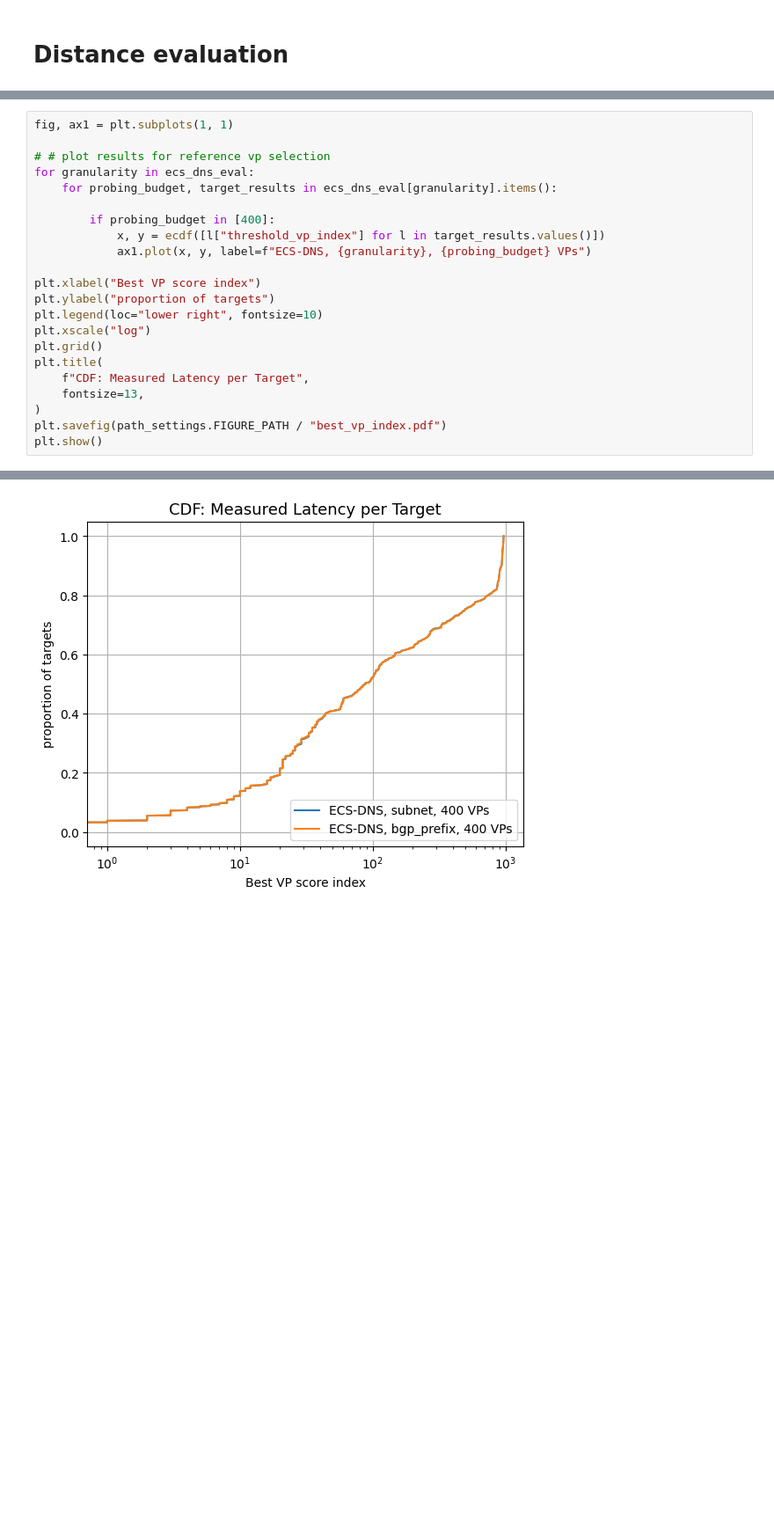
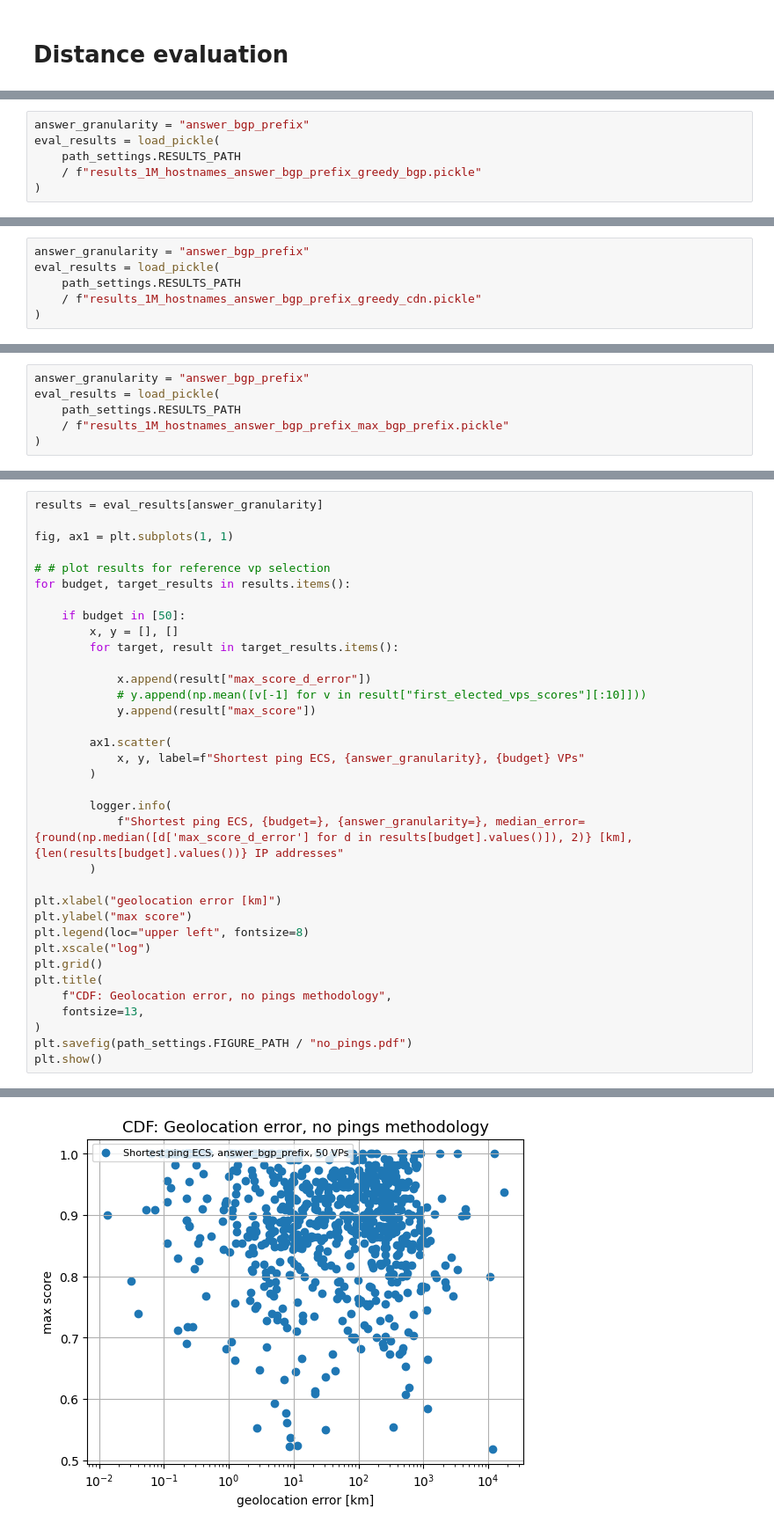
Before and after one commit to dioptra-io/georesolver, a Jupyter notebook: geogiant/analysis/ecs_dns_fct_probing_budget.ipynb, the cells around one changed output, grey strips where cells are left out. Shown at 88% size. Saved outputs shown, nothing was run; the diff lists cells and outputs as text; blank space fills up the shorter version.

```diff
--- a/geogiant/analysis/ecs_dns_fct_probing_budget.ipynb
+++ b/geogiant/analysis/ecs_dns_fct_probing_budget.ipynb
@@ -112,0 +240,6 @@ plt.show()
+# %%
+answer_granularity = "answer_bgp_prefix"
+eval_results = load_pickle(
+    path_settings.RESULTS_PATH
+    / f"results_1M_hostnames_answer_bgp_prefix_greedy_bgp.pickle"
+)
@@ -112,0 +353,6 @@ plt.show()
+# %%
+answer_granularity = "answer_bgp_prefix"
+eval_results = load_pickle(
+    path_settings.RESULTS_PATH
+    / f"results_1M_hostnames_answer_bgp_prefix_greedy_cdn.pickle"
+)
@@ -112,0 +455,6 @@ plt.show()
+# %%
+answer_granularity = "answer_bgp_prefix"
+eval_results = load_pickle(
+    path_settings.RESULTS_PATH
+    / f"results_1M_hostnames_answer_bgp_prefix_max_bgp_prefix.pickle"
+)
@@ -137,23 +580,36 @@ plt.show()
 # %%
+results = eval_results[answer_granularity]
+
 fig, ax1 = plt.subplots(1, 1)
 
 # # plot results for reference vp selection
-for granularity in ecs_dns_eval:
-    for probing_budget, target_results in ecs_dns_eval[granularity].items():
+for budget, target_results in results.items():
 
-        if probing_budget in [400]:
-            x, y = ecdf([l["threshold_vp_index"] for l in target_results.values()])
-            ax1.plot(x, y, label=f"ECS-DNS, {granularity}, {probing_budget} VPs")
+    if budget in [50]:
+        x, y = [], []
+        for target, result in target_results.items():
 
-plt.xlabel("Best VP score index")
-plt.ylabel("proportion of targets")
-plt.legend(loc="lower right", fontsize=10)
+            x.append(result["max_score_d_error"])
+            # y.append(np.mean([v[-1] for v in result["first_elected_vps_scores"][:10]]))
+            y.append(result["max_score"])
+
+        ax1.scatter(
+            x, y, label=f"Shortest ping ECS, {answer_granularity}, {budget} VPs"
+        )
+
+        logger.info(
+            f"Shortest ping ECS, {budget=}, {answer_granularity=}, median_error={round(np.median([d['max_score_d_error'] for d in results[budget].values()]), 2)} [km], {len(results[budget].values())} IP addresses"
+        )
+
+plt.xlabel("geolocation error [km]")
+plt.ylabel("max score")
+plt.legend(loc="upper left", fontsize=8)
 plt.xscale("log")
 plt.grid()
 plt.title(
-    f"CDF: Measured Latency per Target",
+    f"CDF: Geolocation error, no pings methodology",
     fontsize=13,
 )
-plt.savefig(path_settings.FIGURE_PATH / "best_vp_index.pdf")
+plt.savefig(path_settings.FIGURE_PATH / "no_pings.pdf")
 plt.show()
 # %% [output]
@@ -160 +617 @@ plt.show()
-[figure, old version]
+[figure, new version]
```
Also changed, not shown: parts of 27 cells of this notebook, 14 other files.
